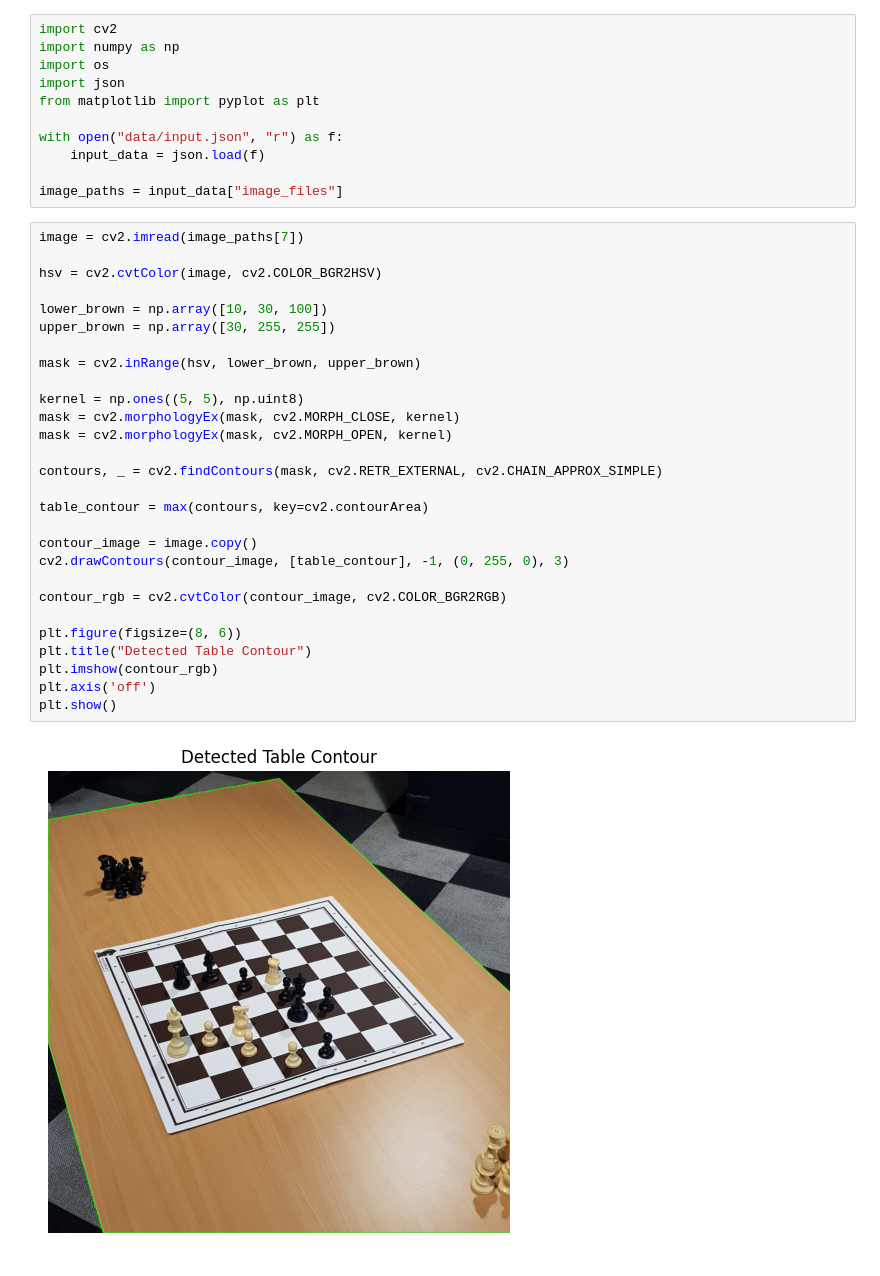
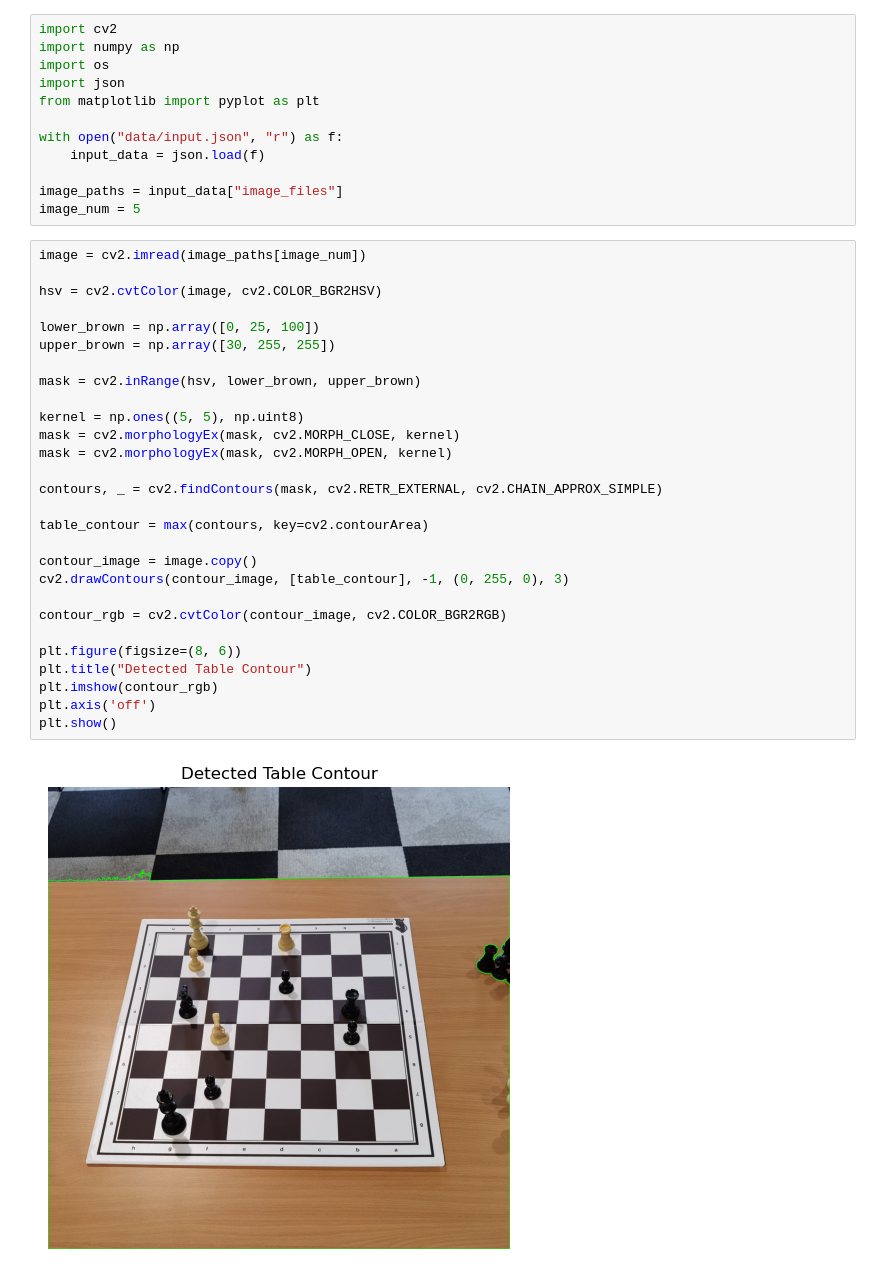
Before and after one commit to SmogJ1/VC, a Jupyter notebook: proj.ipynb, the cells around one changed output. Saved outputs shown, nothing was run; the diff lists cells and outputs as text.

```diff
--- a/proj.ipynb
+++ b/proj.ipynb
@@ -9,36 +9,37 @@ with open("data/input.json", "r") as f:
     input_data = json.load(f)
 
 image_paths = input_data["image_files"]
+image_num = 5
 # %%
-image = cv2.imread(image_paths[7])
+image = cv2.imread(image_paths[image_num])
 
 hsv = cv2.cvtColor(image, cv2.COLOR_BGR2HSV)
 
-lower_brown = np.array([10, 30, 100])
+lower_brown = np.array([0, 25, 100])
 upper_brown = np.array([30, 255, 255])
 
 mask = cv2.inRange(hsv, lower_brown, upper_brown)
 
 kernel = np.ones((5, 5), np.uint8)
 mask = cv2.morphologyEx(mask, cv2.MORPH_CLOSE, kernel)
 mask = cv2.morphologyEx(mask, cv2.MORPH_OPEN, kernel)
 
 contours, _ = cv2.findContours(mask, cv2.RETR_EXTERNAL, cv2.CHAIN_APPROX_SIMPLE)
 
 table_contour = max(contours, key=cv2.contourArea)
 
 contour_image = image.copy()
 cv2.drawContours(contour_image, [table_contour], -1, (0, 255, 0), 3)
 
 contour_rgb = cv2.cvtColor(contour_image, cv2.COLOR_BGR2RGB)
 
 plt.figure(figsize=(8, 6))
 plt.title("Detected Table Contour")
 plt.imshow(contour_rgb)
 plt.axis('off')
 plt.show()
 # %% [output]
-[figure, old version]
+[figure, new version]
 # %%
 table_mask = np.zeros_like(image)
 cv2.drawContours(table_mask, [table_contour], -1, (255, 255, 255), thickness=cv2.FILLED)
```
Also changed, not shown: parts of 10 cells of this notebook.
